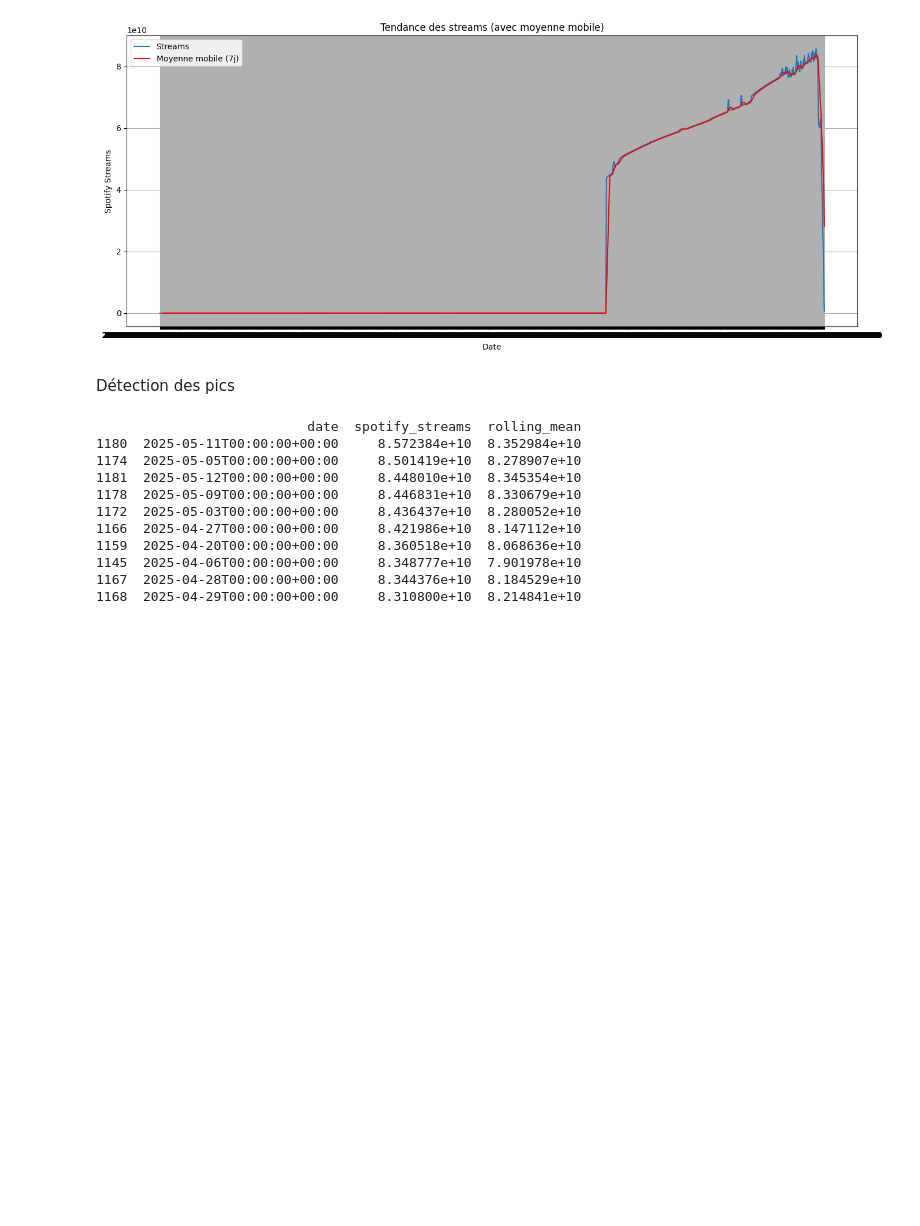
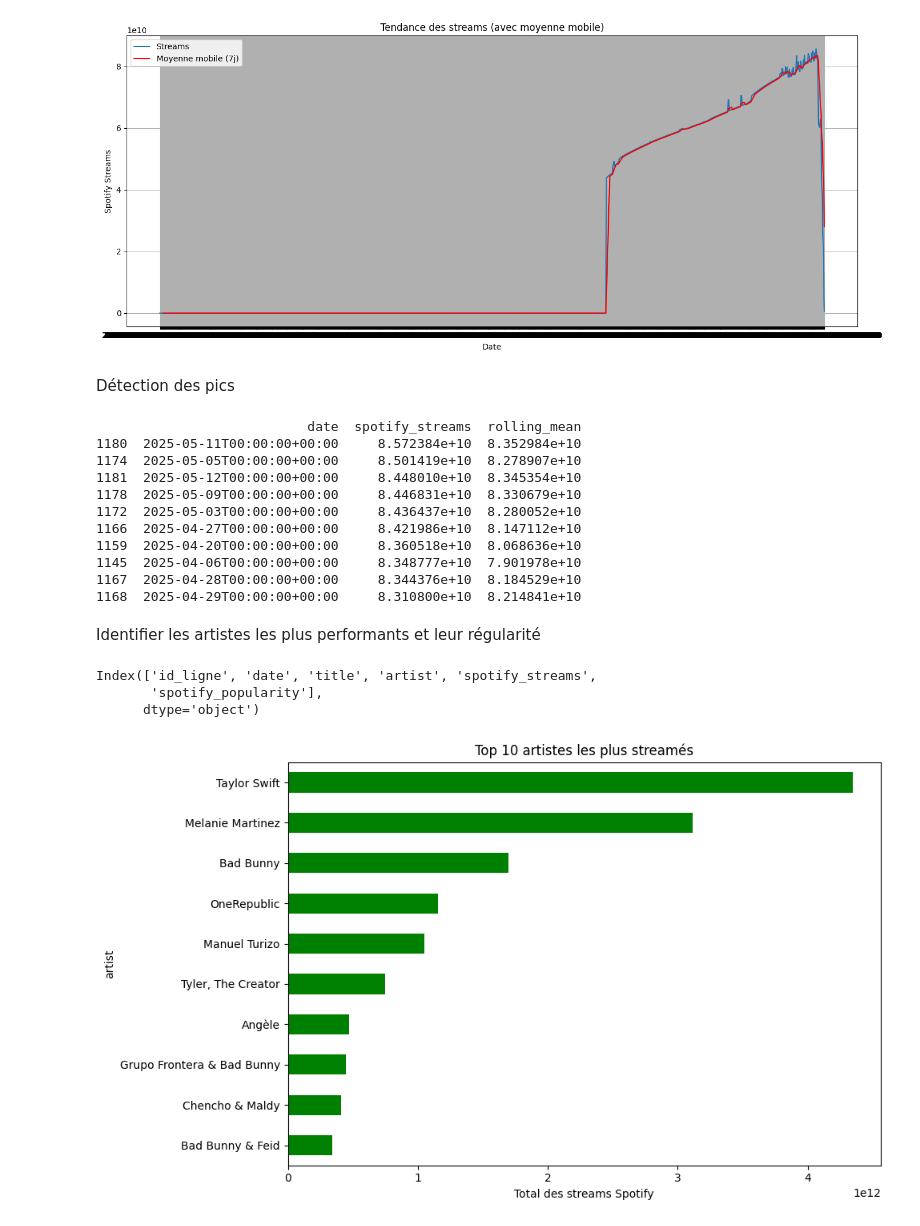
Before and after one commit to Mal-Lem/test_technique, a Jupyter notebook: explore_data.ipynb, the cells around one changed output. Cells and saved outputs as stored; diff of their text form; code cells hidden in the pictures; blank space fills up the shorter version.

```diff
--- a/explore_data.ipynb
+++ b/explore_data.ipynb
@@ -543,8 +526,6 @@ virales[['title', 'artist', 'streams_percentEvolution_1w']]
 # %% [markdown]
 extraire les données à partir de timeSeries
 # %%
-import pandas as pd
-import json
 
 def extract_time_series(df, col_time_series):
     all_rows = []
@@ -559,8 +540,9 @@ def extract_time_series(df, col_time_series):
                     all_rows.append({
                         "id_ligne": idx,
                         "date": entry.get("date"),
-                        "artist" : entry.get("artist"),
-                        "title": entry.get("title"),
+                        "title": df.loc[idx, "title"],
+                        "artist": df.loc[idx, "artist"],
+
                         "spotify_streams": entry.get("spotify-streams"),
                         "spotify_popularity": entry.get("spotify-popularity", None)
                     })
@@ -626,3 +606,41 @@ print(top_days)
 1145  2025-04-06T00:00:00+00:00     8.348777e+10  7.901978e+10
 1167  2025-04-28T00:00:00+00:00     8.344376e+10  8.184529e+10
 1168  2025-04-29T00:00:00+00:00     8.310800e+10  8.214841e+10
+# %% [markdown]
+Identifier les artistes les plus performants et leur régularité
+# %%
+print(df_time_series.columns)
+# %% [output]
+Index(['id_ligne', 'date', 'title', 'artist', 'spotify_streams',
+       'spotify_popularity'],
+      dtype='object')
+# %%
+
+df_cleaned = df_time_series.dropna(subset=['spotify_streams', 'artist'])
+
+df_cleaned['spotify_streams'] = pd.to_numeric(df_cleaned['spotify_streams'], errors='coerce')
+df_cleaned = df_cleaned.dropna(subset=['spotify_streams'])
+
+
+df_streams_artistes = (
+    df_cleaned.groupby("artist")["spotify_streams"]
+    .sum()
+    .sort_values(ascending=False)
+)
+
+
+top_artists = df_streams_artistes.head(10)
+
+
+if not top_artists.empty:
+    plt.figure(figsize=(10, 6))
+    top_artists.plot(kind="barh", color="green")
+    plt.title("Top 10 artistes les plus streamés")
+    plt.xlabel("Total des streams Spotify")
+    plt.gca().invert_yaxis()
+    plt.tight_layout()
+    plt.show()
+else:
+    print("⚠️ Aucune donnée à afficher : top_artists est vide.")
+# %% [output]
+[figure, added]
```
Also changed, not shown: parts of 21 cells of this notebook.
